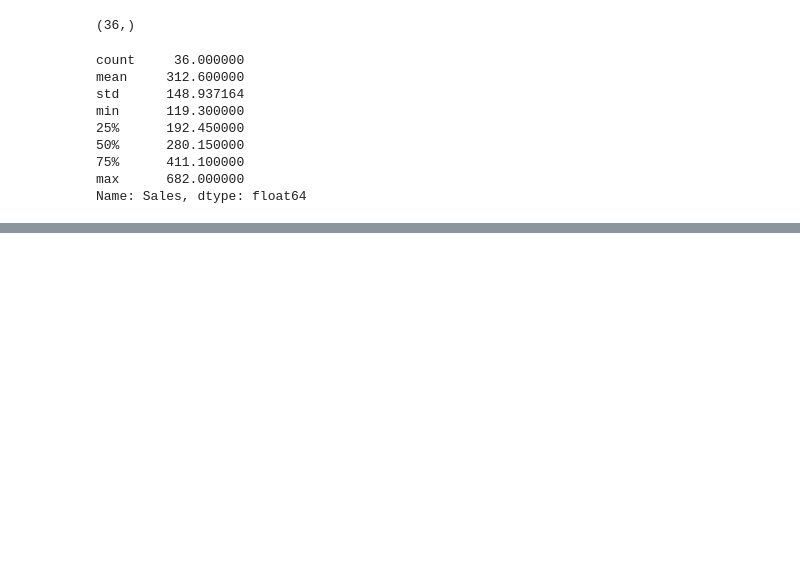
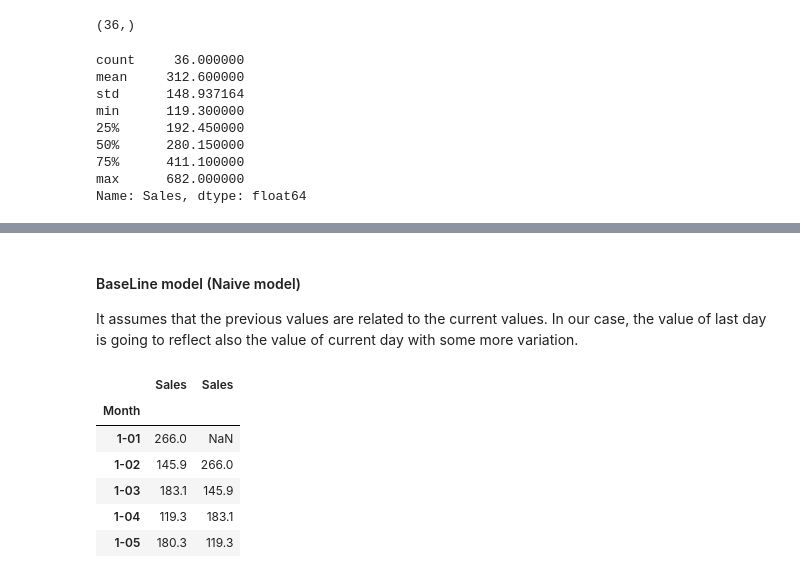
Before and after one commit to sudarshan-koirala/time-series-forecasting, a Jupyter notebook: time-series.ipynb, the cells around one changed output, grey strips where cells are left out. Saved outputs shown, nothing was run; the diff lists cells and outputs as text; code cells hidden in the pictures; blank space fills up the shorter version.

Commit message:
baseline model is created and error calculated

```diff
--- a/time-series.ipynb
+++ b/time-series.ipynb
@@ -55,0 +66,15 @@ Name: Sales, dtype: float64
+# %% [markdown]
+#### BaseLine model (Naive model)
+It assumes that the previous values are related to the current values. In our case, the value of last day is going to reflect also the value of current day with some more variation.
+# %%
+# using shift method
+df_base = pd.concat([df, df.shift(1)], axis=1)
+df_base.head()
+# %% [output]
+|  | Sales | Sales |
+| Month |  |  |
+| 1-01 | 266.0 | NaN |
+| 1-02 | 145.9 | 266.0 |
+| 1-03 | 183.1 | 145.9 |
+| 1-04 | 119.3 | 183.1 |
+| 1-05 | 180.3 | 119.3 |
```
Also changed, not shown: parts of 5 cells of this notebook.
